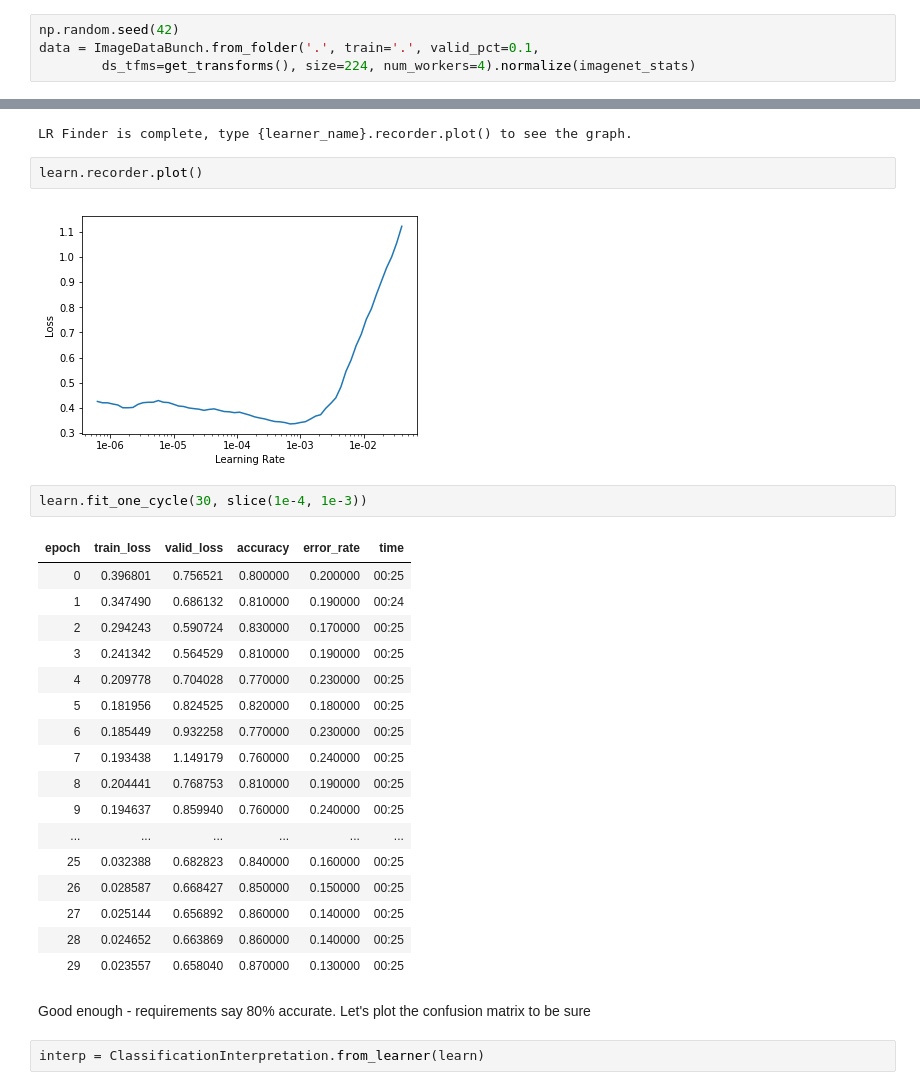
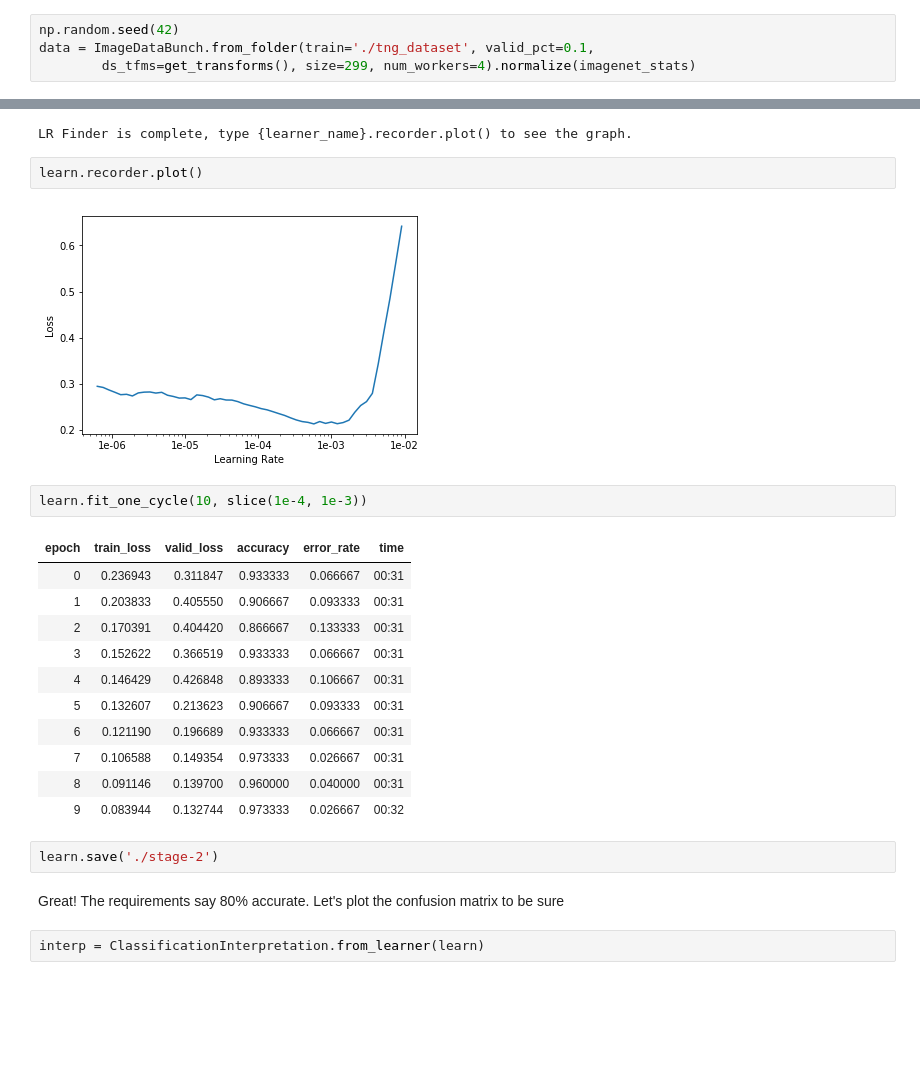
Before and after one commit to rayryeng/togetherml-homework, a Jupyter notebook: week2/prep_work/Week 2 - Model Training.ipynb, the cells around one changed output, grey strips where cells are left out. Cells and saved outputs as stored; diff of their text form; blank space fills up the shorter version.

```diff
--- a/week2/prep_work/Week 2 - Model Training.ipynb
+++ b/week2/prep_work/Week 2 - Model Training.ipynb
@@ -53,8 +53,8 @@ from fastai.vision import *
 Because we've extracted out the data in the current directory, the training directory is also here.  Let's create an `ImageDataBunch` with the current directory.
 # %%
 np.random.seed(42)
-data = ImageDataBunch.from_folder('.', train='.', valid_pct=0.1,
-        ds_tfms=get_transforms(), size=224, num_workers=4).normalize(imagenet_stats)
+data = ImageDataBunch.from_folder(train='./tng_dataset', valid_pct=0.1,
+        ds_tfms=get_transforms(), size=299, num_workers=4).normalize(imagenet_stats)
 # %% [markdown]
 Let's take a look at the classes.
 # %%
@@ -110,29 +110,25 @@ LR Finder is complete, type {learner_name}.recorder.plot() to see the graph.
 # %%
 learn.recorder.plot()
 # %% [output]
-[figure, old version]
+[figure, new version]
 # %%
-learn.fit_one_cycle(30, slice(1e-4, 1e-3))
+learn.fit_one_cycle(10, slice(1e-4, 1e-3))
 # %% [output]
 | epoch | train_loss | valid_loss | accuracy | error_rate | time |
-| 0 | 0.396801 | 0.756521 | 0.800000 | 0.200000 | 00:25 |
-| 1 | 0.347490 | 0.686132 | 0.810000 | 0.190000 | 00:24 |
-| 2 | 0.294243 | 0.590724 | 0.830000 | 0.170000 | 00:25 |
-| 3 | 0.241342 | 0.564529 | 0.810000 | 0.190000 | 00:25 |
-| 4 | 0.209778 | 0.704028 | 0.770000 | 0.230000 | 00:25 |
-| 5 | 0.181956 | 0.824525 | 0.820000 | 0.180000 | 00:25 |
-| 6 | 0.185449 | 0.932258 | 0.770000 | 0.230000 | 00:25 |
-| 7 | 0.193438 | 1.149179 | 0.760000 | 0.240000 | 00:25 |
-| 8 | 0.204441 | 0.768753 | 0.810000 | 0.190000 | 00:25 |
-| 9 | 0.194637 | 0.859940 | 0.760000 | 0.240000 | 00:25 |
-| ... | ... | ... | ... | ... | ... |
-| 25 | 0.032388 | 0.682823 | 0.840000 | 0.160000 | 00:25 |
-| 26 | 0.028587 | 0.668427 | 0.850000 | 0.150000 | 00:25 |
-| 27 | 0.025144 | 0.656892 | 0.860000 | 0.140000 | 00:25 |
-| 28 | 0.024652 | 0.663869 | 0.860000 | 0.140000 | 00:25 |
-| 29 | 0.023557 | 0.658040 | 0.870000 | 0.130000 | 00:25 |
+| 0 | 0.236943 | 0.311847 | 0.933333 | 0.066667 | 00:31 |
+| 1 | 0.203833 | 0.405550 | 0.906667 | 0.093333 | 00:31 |
+| 2 | 0.170391 | 0.404420 | 0.866667 | 0.133333 | 00:31 |
+| 3 | 0.152622 | 0.366519 | 0.933333 | 0.066667 | 00:31 |
+| 4 | 0.146429 | 0.426848 | 0.893333 | 0.106667 | 00:31 |
+| 5 | 0.132607 | 0.213623 | 0.906667 | 0.093333 | 00:31 |
+| 6 | 0.121190 | 0.196689 | 0.933333 | 0.066667 | 00:31 |
+| 7 | 0.106588 | 0.149354 | 0.973333 | 0.026667 | 00:31 |
+| 8 | 0.091146 | 0.139700 | 0.960000 | 0.040000 | 00:31 |
+| 9 | 0.083944 | 0.132744 | 0.973333 | 0.026667 | 00:32 |
+# %%
+learn.save('./stage-2')
 # %% [markdown]
-Good enough - requirements say 80% accurate.  Let's plot the confusion matrix to be sure
+Great! The requirements say 80% accurate.  Let's plot the confusion matrix to be sure
 # %%
 interp = ClassificationInterpretation.from_learner(learn)
 # %%
```
Also changed, not shown: parts of 14 cells of this notebook, 1 other file.
